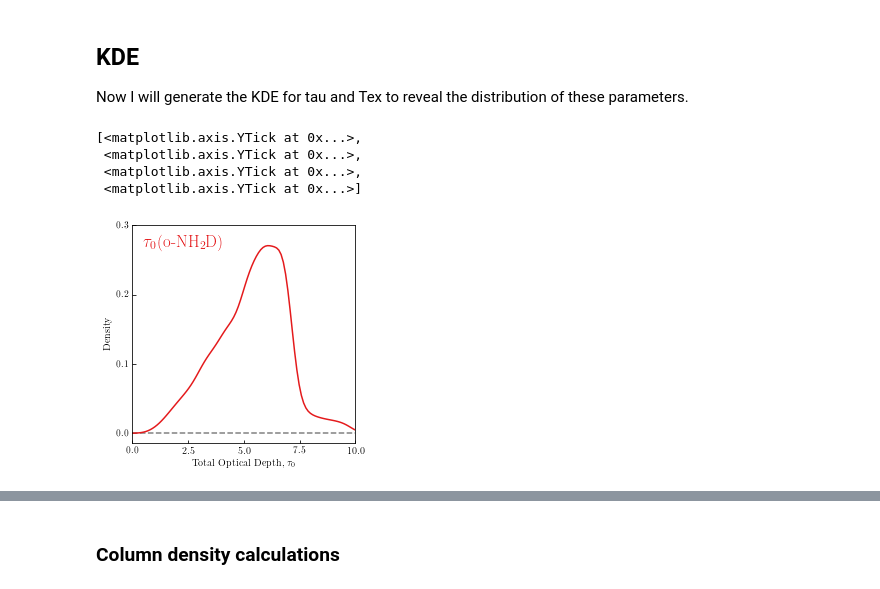
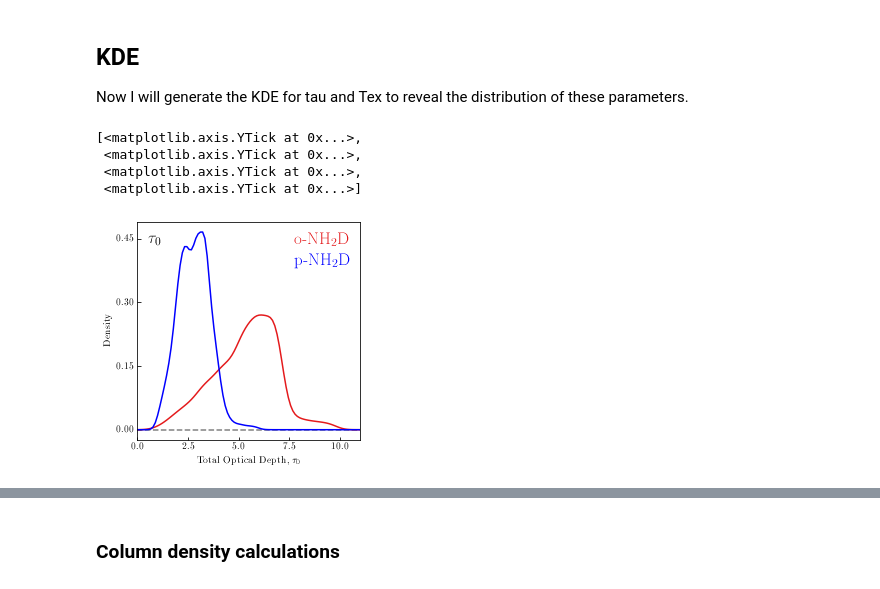
Before and after one commit to jpinedaf/H-MM1_NH3, a Jupyter notebook: H-MM1_compare_NH2D_NH3.ipynb, the cells around one changed output, grey strips where cells are left out. Saved outputs shown, nothing was run; the diff lists cells and outputs as text; code cells hidden in the pictures.

```diff
--- a/H-MM1_compare_NH2D_NH3.ipynb
+++ b/H-MM1_compare_NH2D_NH3.ipynb
@@ -792,31 +797,42 @@ Text(0, 0.5, 'Tex (K)')
 ## KDE
 Now I will generate the KDE for tau and Tex to reveal the distribution of these parameters.
 # %%
-color_kde = '#e41a1c'
-xrange = np.array([0, 10.])
+# color_kde = '#e41a1c'
+xrange = np.array([0, 11.])
 
 gd_tau =  (oNH2D_etau > 0.)
 wt = 1 / oNH2D_etau[gd_tau]**2
+
+gd_p_tau =  (pNH2D_etau > 0.)
+p_wt = 1 / pNH2D_etau[gd_p_tau]**2
 # gd_tau = oNH2D_mask
 kde_tau = stats.gaussian_kde(oNH2D_tau[gd_tau], weights=wt)
+kde_p_tau = stats.gaussian_kde(pNH2D_tau[gd_p_tau], weights=p_wt)
+
 x_sample = np.linspace(xrange[0], xrange[1], num=100)
 tau_sample = np.reshape(kde_tau(x_sample).T, x_sample.shape)
+p_tau_sample = np.reshape(kde_p_tau(x_sample).T, x_sample.shape)
 
 fig, ax = plt.subplots(figsize=(4,4))
 ax.plot(xrange, [0, 0], color='gray', linestyle='--')
-ax.plot(x_sample, tau_sample, color=color_kde1, label=r'$\tau_0$')
+ax.plot(x_sample, tau_sample, color=color_kde[0], label=r'$\tau_0$')
+ax.plot(x_sample, p_tau_sample, color=color_kde[1], label=r'$\tau_0$')
 #
-ax.text(0.05, 0.9,  r'$\tau_0$(o-NH$_2$D)', color=color_kde,
+ax.text(0.05, 0.9,  r'$\tau_0$', color='black',
+        transform=ax.transAxes, size=17, weight=60)
+ax.text(0.7, 0.9,  r'o-NH$_2$D', color=color_kde[0],
+        transform=ax.transAxes, size=17, weight=60)
+ax.text(0.7, 0.8,  r'p-NH$_2$D', color=color_kde[1],
         transform=ax.transAxes, size=17, weight=60)
 ax.set_xlabel(r"Total Optical Depth, $\tau_{0}$")
 ax.set_ylabel(r"Density")
 ax.set_xlim(xrange)
 
 ax.set_xticks([0, 2.5, 5, 7.5, 10])
-ax.set_yticks([0, 0.1, 0.2, 0.3])
+ax.set_yticks([0, 0.15, 0.3, 0.45])
 # %% [output]
 [<matplotlib.axis.YTick at 0x...>,
  <matplotlib.axis.YTick at 0x...>,
  <matplotlib.axis.YTick at 0x...>,
  <matplotlib.axis.YTick at 0x...>]
-[figure, old version]
+[figure, new version]
```
Also changed, not shown: parts of 44 cells of this notebook, 35 other files.
